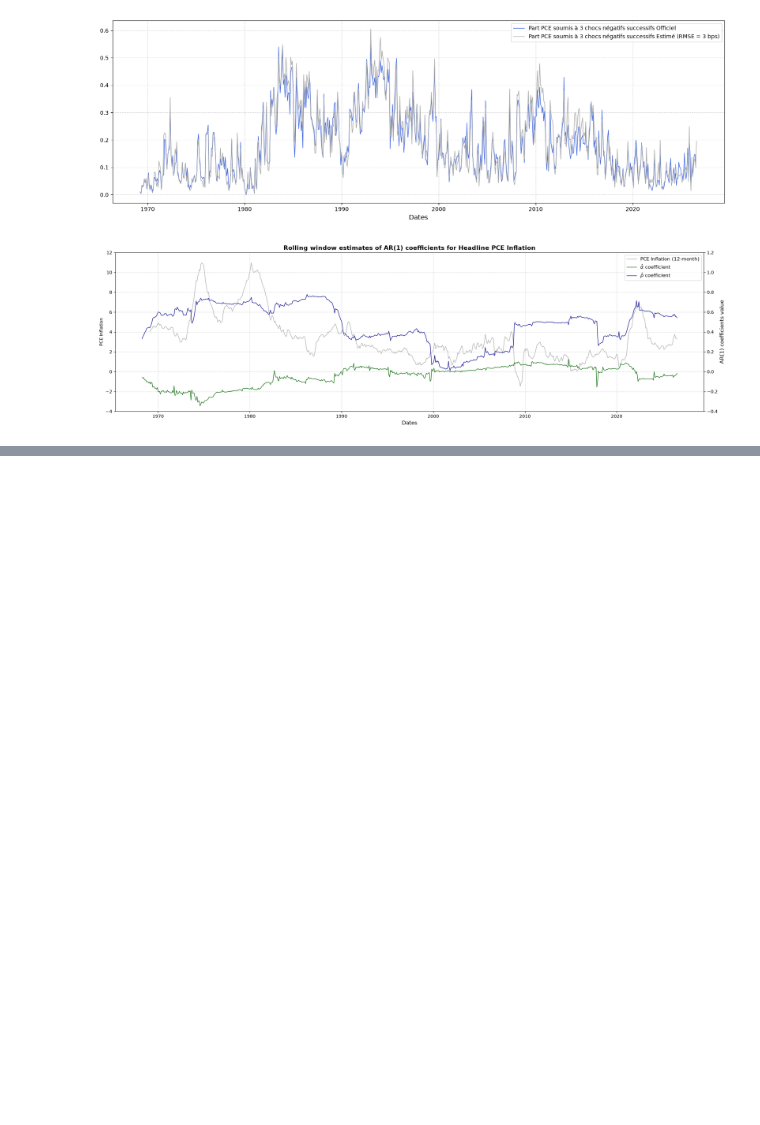
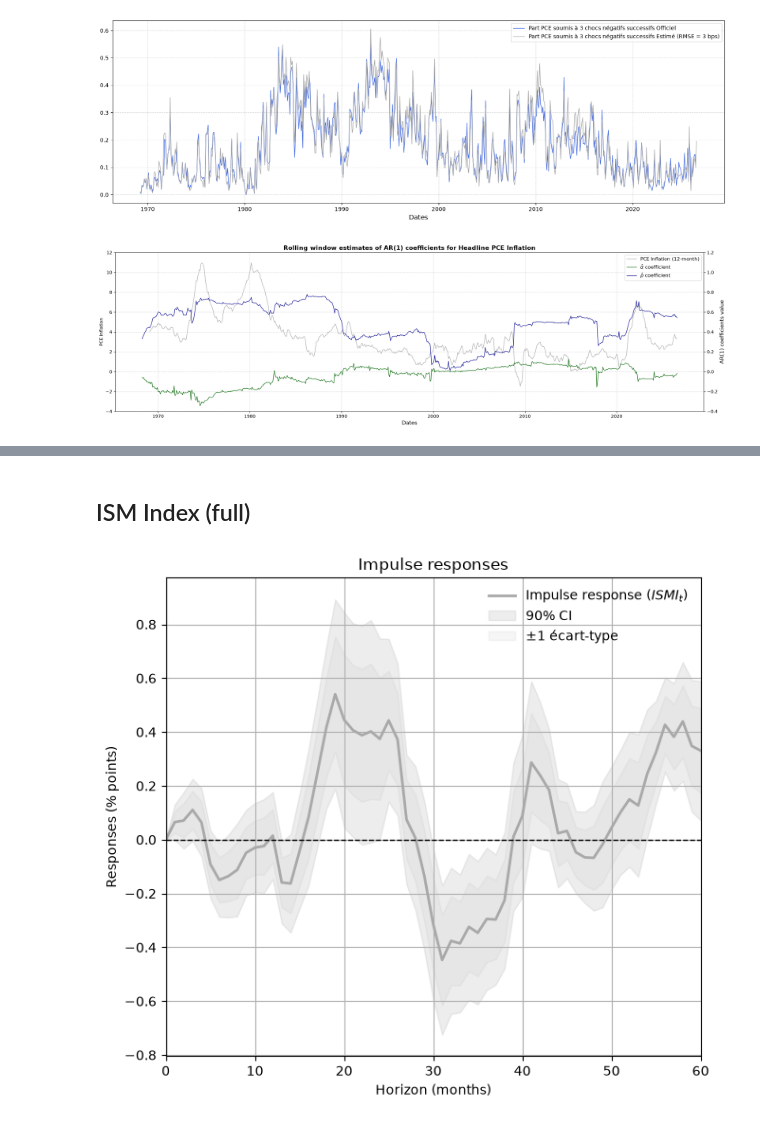
Before and after one commit to Lea-Gosselin/ismi-index, a Jupyter notebook: mainUS.ipynb, the cells around one changed output, grey strips where cells are left out. Cells and saved outputs as stored; diff of their text form; code cells hidden in the pictures; blank space fills up the shorter version.

```diff
--- a/mainUS.ipynb
+++ b/mainUS.ipynb
@@ -381 +484,22 @@ X
+# %%
+# Endogenous variables : Alternative - YoY inflation rate
+pceInfla = headline[headline.index > sd]/100
+
+# Monthly inflation at t+h
+YBis = pd.DataFrame(
+    {
+        horizon: pceInfla.shift(-horizon)
+        for horizon in h
+    }
+)
+
+# Keep only observations available at every horizon
+YBis = YBis.dropna().reset_index(drop=True)
+YBis.columns = pceIndex.index[1:H+1]
+
+# # Resize exo- and endo-genous variables
+# T = Y.shape[0]
+# X = X.iloc[:T]
+# %% [markdown]
+## ISM Index (full)
 # %%
@@ -407,21 +509,36 @@ for horz in h:
 # %%
-# Store coefficients
-finalCoefs = pd.DataFrame(coefs, columns=X.columns)
+# Store coefficients, 1 standard deviation shock
 sdIsmi = ismIndex.iloc[:, 0].std()
 
 resultsLp = pd.DataFrame(index=finalCoefs.index)
 resultsLp["IRF"] = (
-    finalCoefs["ISMlagged0"]
+    finalCoefs.iloc[:,0]
     * sdIsmi
     * 100
 )
-resultsLp["ICLow"] = (
-    np.asarray(LowerIC)
+resultsLp["IC10"] = (
+    np.asarray(IC10)
     * sdIsmi
     * 100
 )
-resultsLp["ICUp"] = (
-    np.asarray(UpperIC)
+resultsLp["IC90"] = (
+    np.asarray(IC90)
     * sdIsmi
     * 100
 )
+
+resultsLp["SD+"] = (
+    np.asarray(SDPlus)
+    * sdIsmi
+    * 100
+)
+resultsLp["SD-"] = (
+    np.asarray(SDMinus)
+    * sdIsmi
+    * 100
+)
+
+# Figure
+figures.plotIresponses(resultsLp, label=r"Impulse response ($ISMI_t$)", color="darkgrey")
+# %% [output]
+[figure, added]
```
Also changed, not shown: parts of 21 cells of this notebook, 3 other files.
